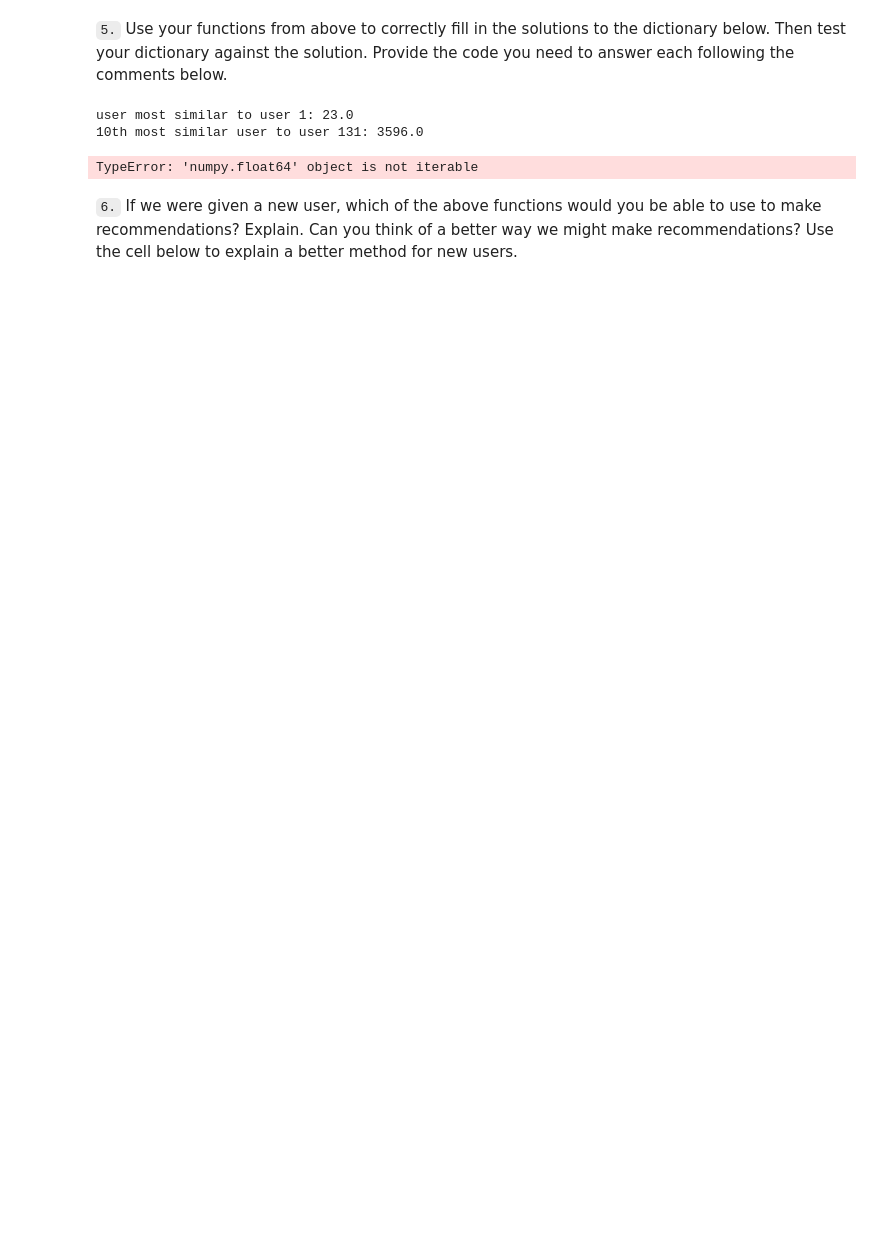
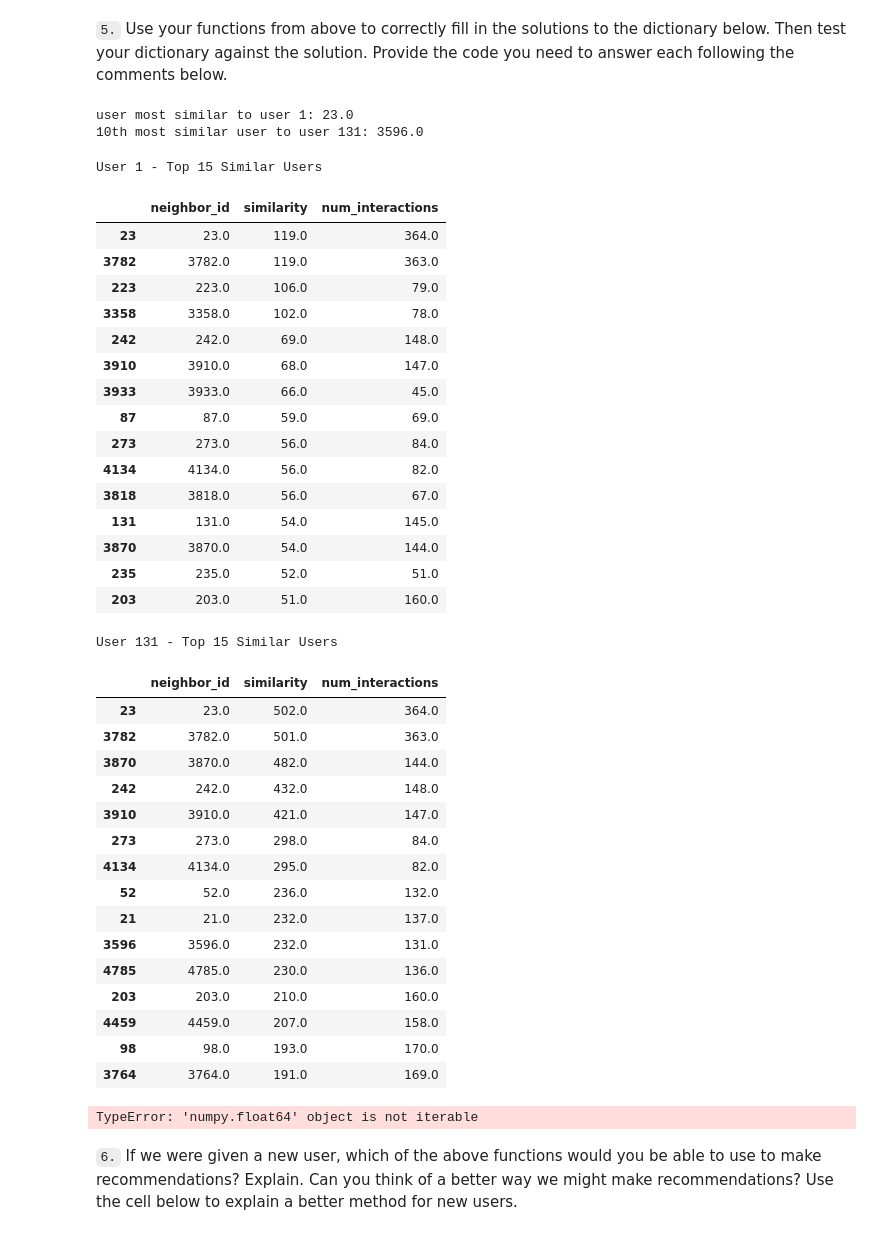
Before and after one commit to DanHerman212/recommendation_engine, a Jupyter notebook: project/Recommendations_with_IBM.ipynb, the cells around one changed output. Drawn from its saved outputs; the diff is of its cells as text; code cells hidden in the pictures; blank space fills up the shorter version.

```diff
--- a/project/Recommendations_with_IBM.ipynb
+++ b/project/Recommendations_with_IBM.ipynb
@@ -301,11 +293,14 @@ def get_top_article_ids(n, df=df):
     return top_article_ids # Return the top article ids
 # %%
 # test the functions
+n_articles = 5
+print('List of Top Articles:')
+for i, article in enumerate(get_top_articles(n_articles)):
+    print(i+1,'-', article)
 
-print('List of Top Articles:')
-print(get_top_articles(10))
 print()
+
 print('List of Top Article IDs:')
-print(get_top_article_ids(10))
+print(get_top_article_ids(np.random.randint(1,10)))
 # %% [output]
 List of Top Articles:
@@ -367,7 +366,3 @@ def create_user_item_matrix(df):
     return user_item # return the user_item matrix
 
 user_item = create_user_item_matrix(df)
-# %%
-user_item['sum_interactions'] = user_item.sum(axis=1)
-
-user_item
@@ -428,3 +408,8 @@ def find_similar_users(user_id, user_item=user_item):
     most_similar_users.remove(user_id)
 
     return most_similar_users # return a list of the users in order from most to least similar
+# %%
+user_id = np.random.choice(user_item.index)
+similar_users = find_similar_users(user_id)
+
+print('The 10 most similar users to user',user_id,'are:',similar_users[:10])
@@ -704,6 +683,47 @@ print('10th most similar user to user 131:',user131_10th_sim)
 # %% [output]
 user most similar to user 1: 23.0
 10th most similar user to user 131: 3596.0
+# %%
+# trying to debug the issue
+print('User 1 - Top 15 Similar Users')
+display(get_top_sorted_users(1)[:15])
+print('User 131 - Top 15 Similar Users')
+display(get_top_sorted_users(131)[:15])
+# %% [output]
+User 1 - Top 15 Similar Users
+|  | neighbor_id | similarity | num_interactions |
+| 23 | 23.0 | 119.0 | 364.0 |
+| 3782 | 3782.0 | 119.0 | 363.0 |
+| 223 | 223.0 | 106.0 | 79.0 |
+| 3358 | 3358.0 | 102.0 | 78.0 |
+| 242 | 242.0 | 69.0 | 148.0 |
+| 3910 | 3910.0 | 68.0 | 147.0 |
+| 3933 | 3933.0 | 66.0 | 45.0 |
+| 87 | 87.0 | 59.0 | 69.0 |
+| 273 | 273.0 | 56.0 | 84.0 |
+| 4134 | 4134.0 | 56.0 | 82.0 |
+| 3818 | 3818.0 | 56.0 | 67.0 |
+| 131 | 131.0 | 54.0 | 145.0 |
+| 3870 | 3870.0 | 54.0 | 144.0 |
+| 235 | 235.0 | 52.0 | 51.0 |
+| 203 | 203.0 | 51.0 | 160.0 |
+User 131 - Top 15 Similar Users
+|  | neighbor_id | similarity | num_interactions |
+| 23 | 23.0 | 502.0 | 364.0 |
+| 3782 | 3782.0 | 501.0 | 363.0 |
+| 3870 | 3870.0 | 482.0 | 144.0 |
+| 242 | 242.0 | 432.0 | 148.0 |
+| 3910 | 3910.0 | 421.0 | 147.0 |
+| 273 | 273.0 | 298.0 | 84.0 |
+| 4134 | 4134.0 | 295.0 | 82.0 |
+| 52 | 52.0 | 236.0 | 132.0 |
+| 21 | 21.0 | 232.0 | 137.0 |
+| 3596 | 3596.0 | 232.0 | 131.0 |
+| 4785 | 4785.0 | 230.0 | 136.0 |
+| 203 | 203.0 | 210.0 | 160.0 |
+| 4459 | 4459.0 | 207.0 | 158.0 |
+| 98 | 98.0 | 193.0 | 170.0 |
+| 3764 | 3764.0 | 191.0 | 169.0 |
 # %%
 ## Dictionary Test Here
 sol_5_dict = {
```
Also changed, not shown: parts of 14 cells of this notebook.
